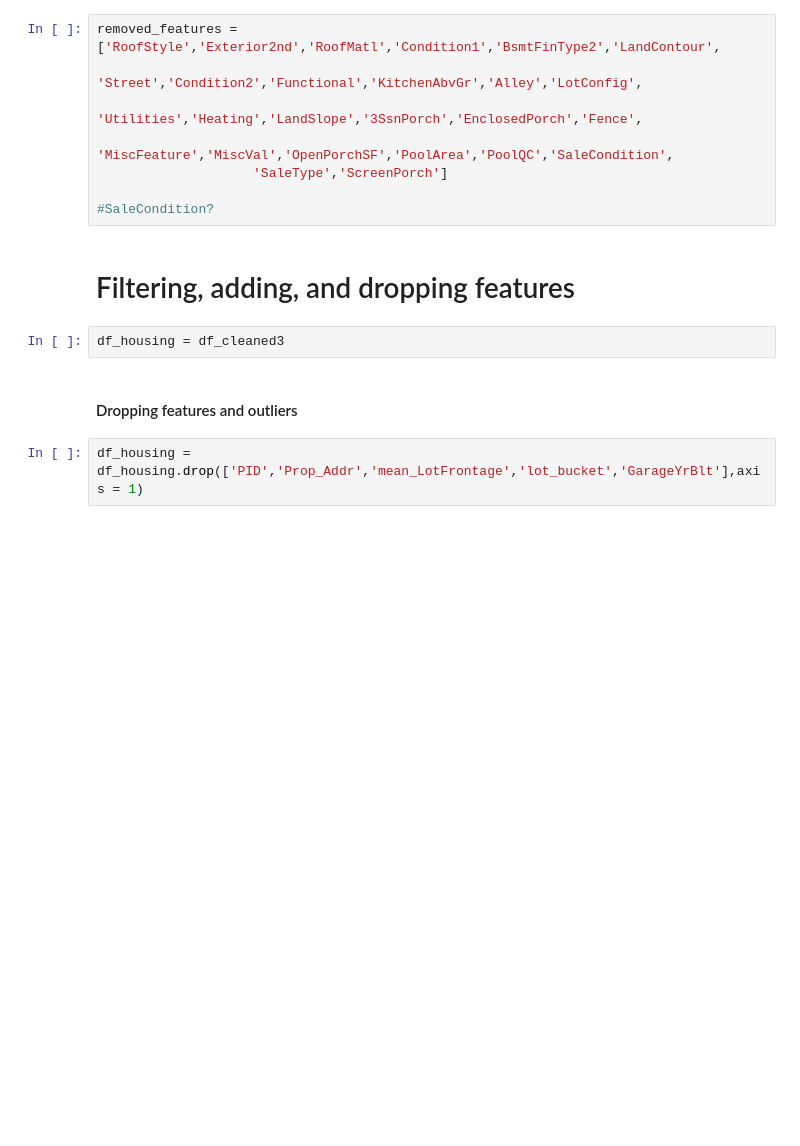
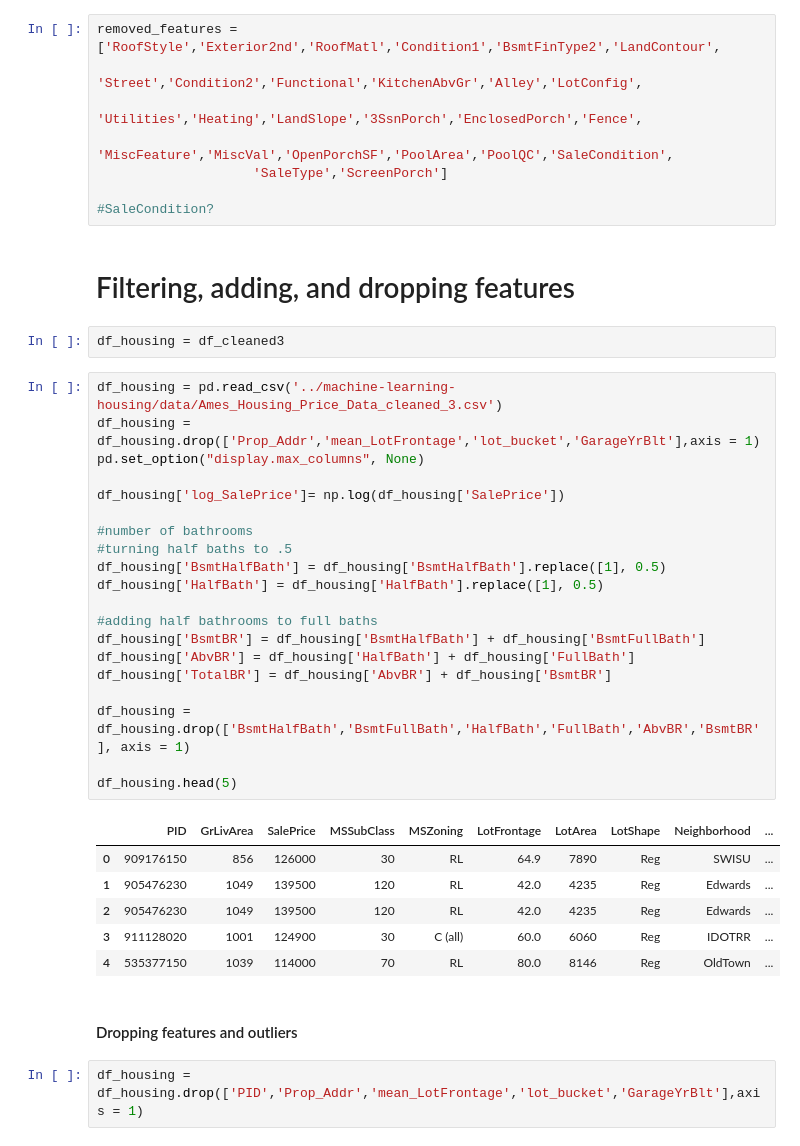
Before and after one commit to nickelworks/housing-prediction, a Jupyter notebook: 3_feature_engineering.ipynb, the cells around one changed output. Cells and saved outputs as stored; diff of their text form; blank space fills up the shorter version.

```diff
--- a/1_feature_engineering.ipynb
+++ b/3_feature_engineering.ipynb
@@ -45,6 +45,33 @@ removed_features = ['RoofStyle','Exterior2nd','RoofMatl','Condition1','BsmtFinTy
 # Filtering, adding, and dropping features
 # %%
 df_housing = df_cleaned3
+# %%
+df_housing = pd.read_csv('../machine-learning-housing/data/Ames_Housing_Price_Data_cleaned_3.csv')
+df_housing = df_housing.drop(['Prop_Addr','mean_LotFrontage','lot_bucket','GarageYrBlt'],axis = 1)
+pd.set_option("display.max_columns", None)
+
+df_housing['log_SalePrice']= np.log(df_housing['SalePrice'])
+
+#number of bathrooms
+#turning half baths to .5
+df_housing['BsmtHalfBath'] = df_housing['BsmtHalfBath'].replace([1], 0.5)
+df_housing['HalfBath'] = df_housing['HalfBath'].replace([1], 0.5)
+
+#adding half bathrooms to full baths
+df_housing['BsmtBR'] = df_housing['BsmtHalfBath'] + df_housing['BsmtFullBath']
+df_housing['AbvBR'] = df_housing['HalfBath'] + df_housing['FullBath']
+df_housing['TotalBR'] = df_housing['AbvBR'] + df_housing['BsmtBR']
+
+df_housing = df_housing.drop(['BsmtHalfBath','BsmtFullBath','HalfBath','FullBath','AbvBR','BsmtBR'], axis = 1)
+
+df_housing.head(5)
+# %% [output]
+|  | PID | GrLivArea | SalePrice | MSSubClass | MSZoning | LotFrontage | LotArea | LotShape | Neighborhood | ... |
+| 0 | 909176150 | 856 | 126000 | 30 | RL | 64.9 | 7890 | Reg | SWISU | ... |
+| 1 | 905476230 | 1049 | 139500 | 120 | RL | 42.0 | 4235 | Reg | Edwards | ... |
+| 2 | 905476230 | 1049 | 139500 | 120 | RL | 42.0 | 4235 | Reg | Edwards | ... |
+| 3 | 911128020 | 1001 | 124900 | 30 | C (all) | 60.0 | 6060 | Reg | IDOTRR | ... |
+| 4 | 535377150 | 1039 | 114000 | 70 | RL | 80.0 | 8146 | Reg | OldTown | ... |
 # %% [markdown]
 #### Dropping features and outliers
 # %%
```
Also changed, not shown: 7 other files.
